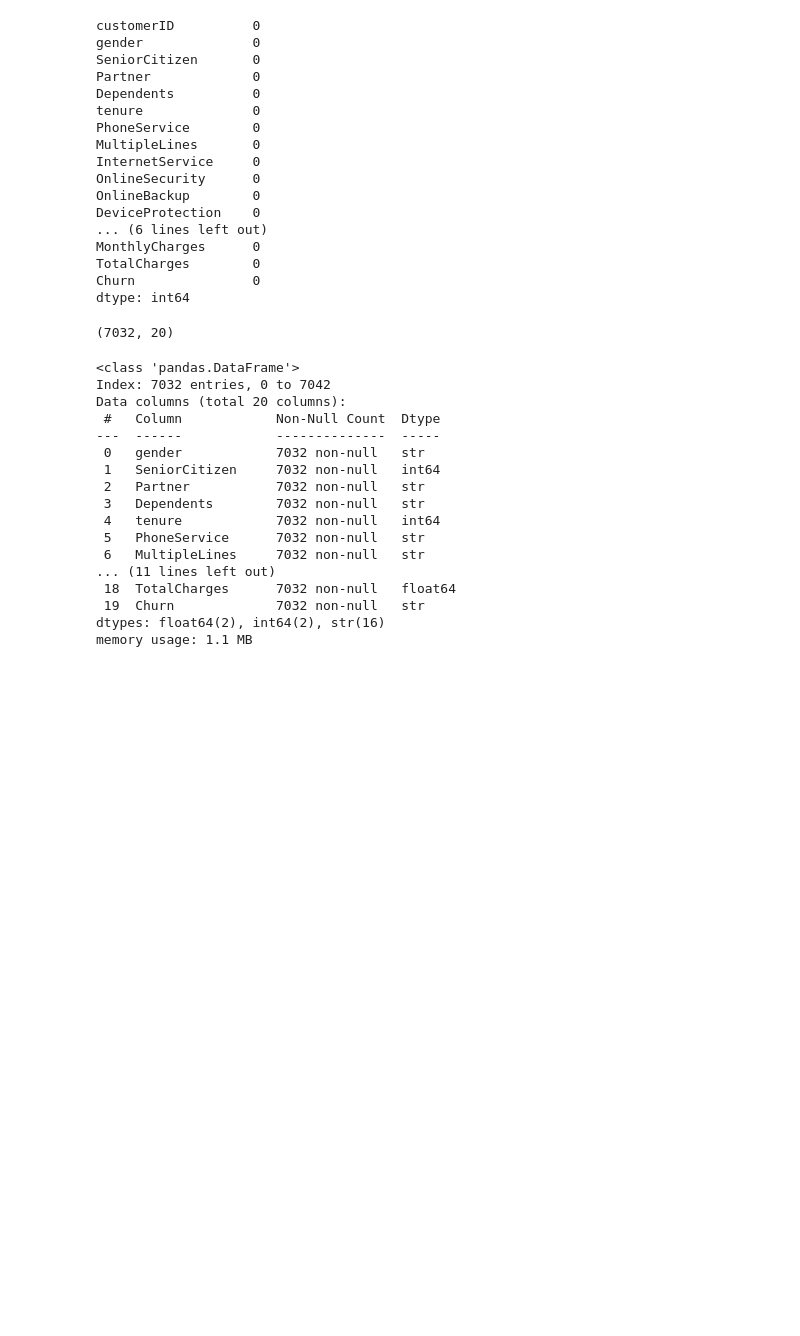
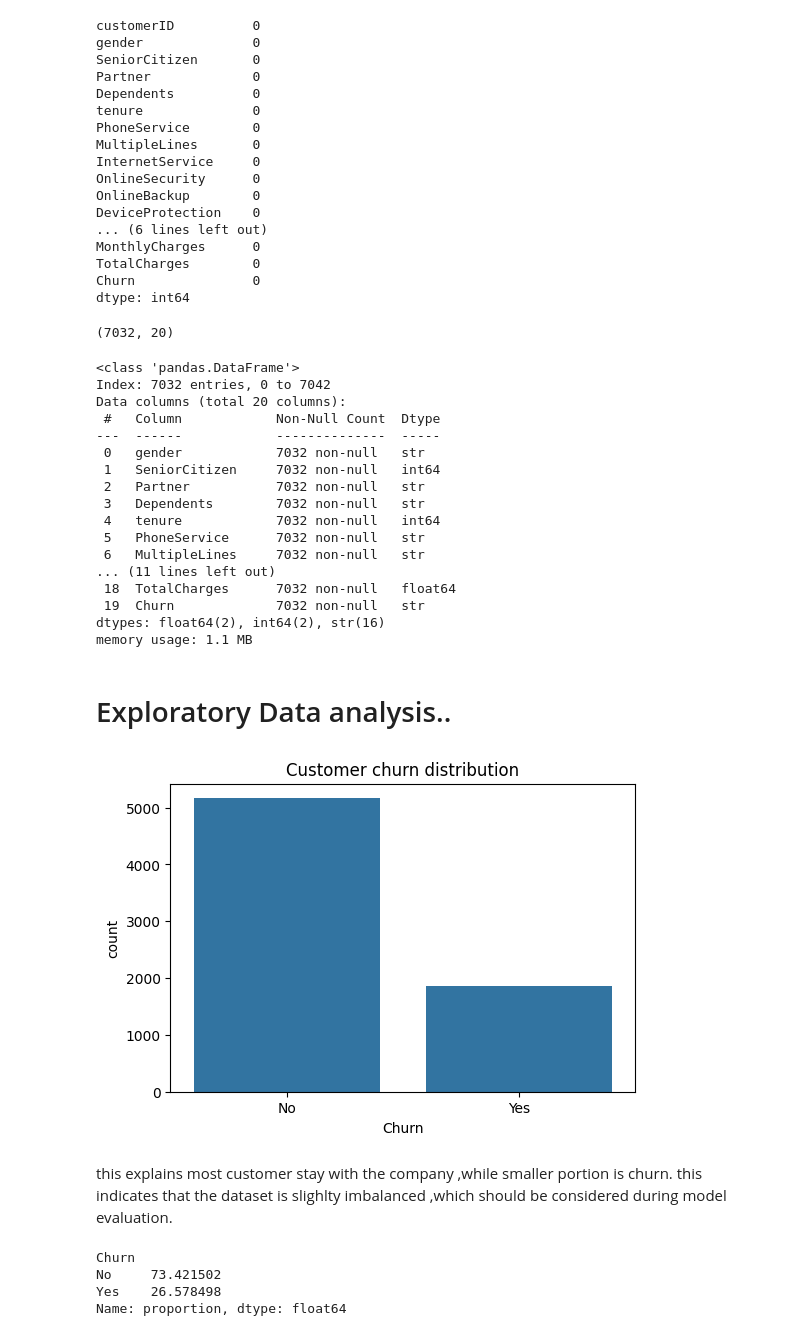
Before and after one commit to Prakash-Kumar-Badaila/churn_prediction_system, a Jupyter notebook: notebooks/churn_prediction.ipynb, the cells around one changed output. Saved outputs shown, nothing was run; the diff lists cells and outputs as text; code cells hidden in the pictures; blank space fills up the shorter version.

```diff
--- a/notebooks/churn_prediction.ipynb
+++ b/notebooks/churn_prediction.ipynb
@@ -254,3 +255,23 @@ Data columns (total 20 columns):
  19  Churn             7032 non-null   str
 dtypes: float64(2), int64(2), str(16)
 memory usage: 1.1 MB
+# %% [markdown]
+# Exploratory Data analysis..
+# %%
+#Q.how many customers leave the company ?
+plt.figure(figsize=(6,4))
+sns.countplot(data=df_clean ,x="Churn")
+plt.title("Customer churn distribution")
+plt.show()
+# %% [output]
+[figure, added]
+# %% [markdown]
+this explains most customer stay with the company ,while smaller portion is churn. this indicates that the dataset is slighlty imbalanced ,which should be considered during model evaluation.
+# %%
+df_clean["Churn"].value_counts(normalize=True)*100
+# with normalize it gives proportion of No and yes value.
+# %% [output]
+Churn
+No     73.421502
+Yes    26.578498
+Name: proportion, dtype: float64
```
Also changed, not shown: parts of 20 cells of this notebook, 1 other file.
